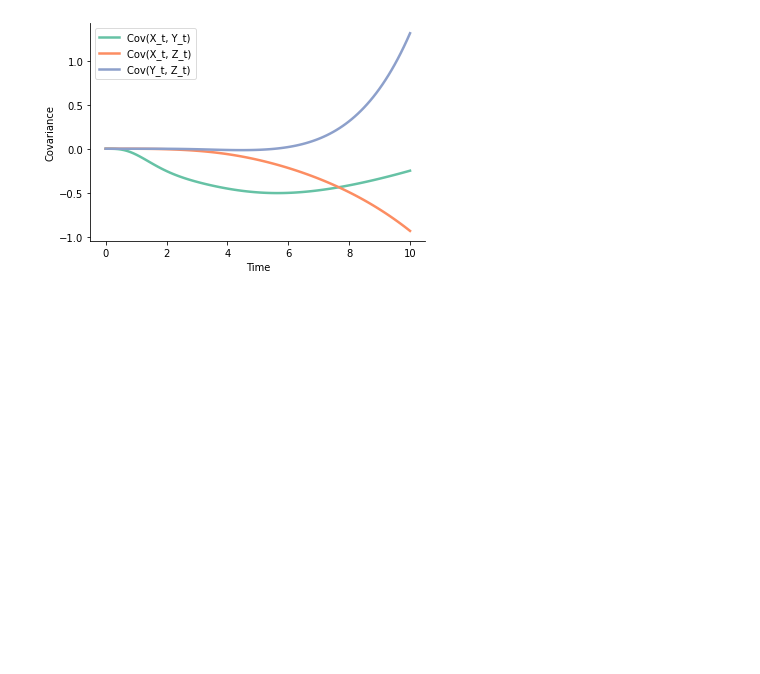
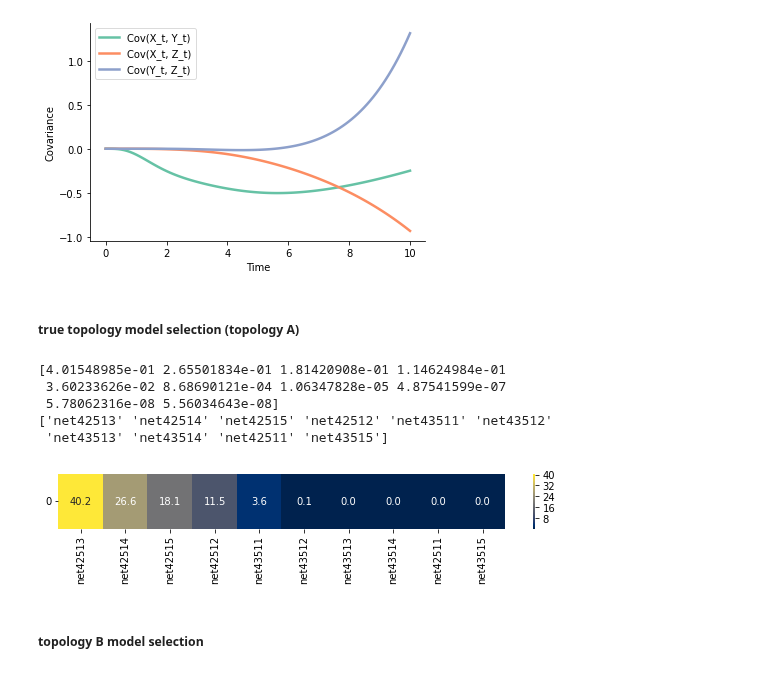
Before and after one commit to mauricelanghinrichs/memocell, a Jupyter notebook: paper/ex_env_pathway_topology.ipynb, the cells around one changed output. Cells and saved outputs as stored; diff of their text form; code cells hidden in the pictures; blank space fills up the shorter version.

```diff
--- a/paper/ex_env_pathway_topology.ipynb
+++ b/paper/ex_env_pathway_topology.ipynb
@@ -217,3 +220,34 @@ me.plots.sim_covariance_plot(sim) #, save='model_42222_cov.pdf')
 [figure]
 [figure]
 [figure]
+# %% [markdown]
+##### true topology model selection (topology A)
+# %%
+# load result
+res = pickle.load(open('estimation_data_pathway_topology_n1000_t11_2_toptrue3125.pickle', 'rb'))
+# %%
+model_probs = me.selection.compute_model_probabilities(res)
+net_names = [est.net.net_name for est in res]
+
+inds = (- model_probs).argsort()
+model_probs_desc = model_probs[inds]
+net_names_desc = np.array(net_names)[inds]
+# %%
+print(model_probs_desc[:10])
+print(net_names_desc[:10])
+# %% [output]
+[4.01548985e-01 2.65501834e-01 1.81420908e-01 1.14624984e-01
+ 3.60233626e-02 8.68690121e-04 1.06347828e-05 4.87541599e-07
+ 5.78062316e-08 5.56034643e-08]
+['net42513' 'net42514' 'net42515' 'net42512' 'net43511' 'net43512'
+ 'net43513' 'net43514' 'net42511' 'net43515']
+# %%
+plt.figure(figsize=(10,1))
+df = pd.DataFrame(np.array([model_probs_desc[:10]]) * 100.0, columns=net_names_desc[:10]) # , index=rows
+sns.heatmap(df, cmap='cividis', annot=True, fmt='.1f') # 'plasma' # annot=True
+plt.yticks(rotation=0, va='center')
+plt.savefig('./model_probs.pdf', bbox_inches='tight')
+# %% [output]
+[figure, added]
+# %% [markdown]
+##### topology B model selection
```
Also changed, not shown: parts of 20 cells of this notebook, 17 other files.
